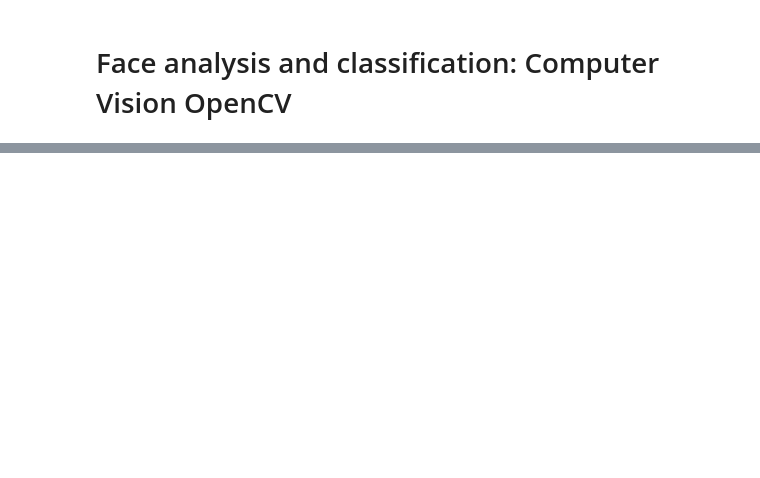
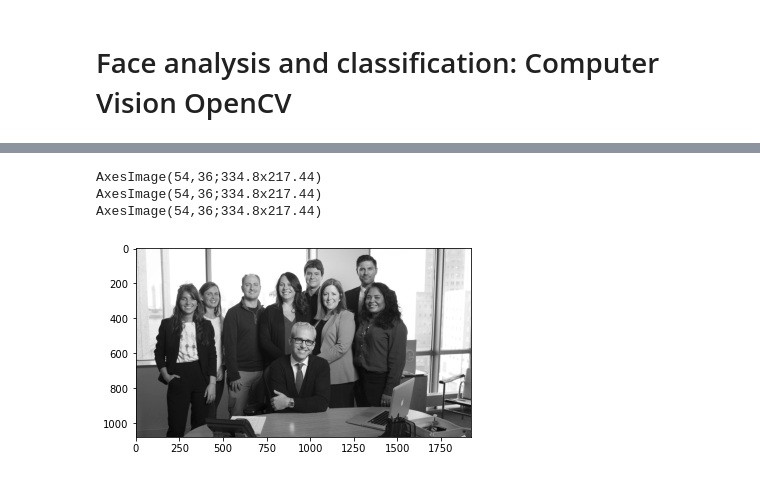
Before and after one commit to Dufyz/My_Laboratory, a Jupyter notebook: Jupyter Lab/library's/keras_library/deep_learning.ipynb, the cells around one changed output, grey strips where cells are left out. Saved outputs shown, nothing was run; the diff lists cells and outputs as text; code cells hidden in the pictures; blank space fills up the shorter version.

```diff
--- a/Jupyter Lab/library's/keras_library/deep_learning.ipynb
+++ b/Jupyter Lab/library's/keras_library/deep_learning.ipynb
@@ -1545,0 +1567,22 @@ Unexpected parameter: since
+# %%
+# Importando uma imagem para testar reconhecimento facial
+
+image_original = cv2.imread(r"G:\Meu Drive\My Repositories\Cv2_models\cv2_images\\people.jpg")
+image_rgb = cv2.cvtColor(image_original, cv2.COLOR_BGR2RGB)
+image_gray = cv2.cvtColor(image_original, cv2.COLOR_RGB2GRAY)
+image_rectangles = image_rgb.copy()
+
+print(plt.imshow(image_original))
+print(plt.imshow(image_rgb))
+print(plt.imshow(image_gray, cmap = 'gray'))
+
+# Delimitando o recorte de uma imagem de forma manual
+
+image_roi = image_original[420:640, 750:1150]
+image_roi = cv2.cvtColor(image_roi, cv2.COLOR_BGR2RGB)
+#print(plt.imshow(image_roi))
+# %% [output]
+AxesImage(54,36;334.8x217.44)
+AxesImage(54,36;334.8x217.44)
+AxesImage(54,36;334.8x217.44)
+[figure, added]
```
Also changed, not shown: parts of 3 cells of this notebook, 9 other files.
